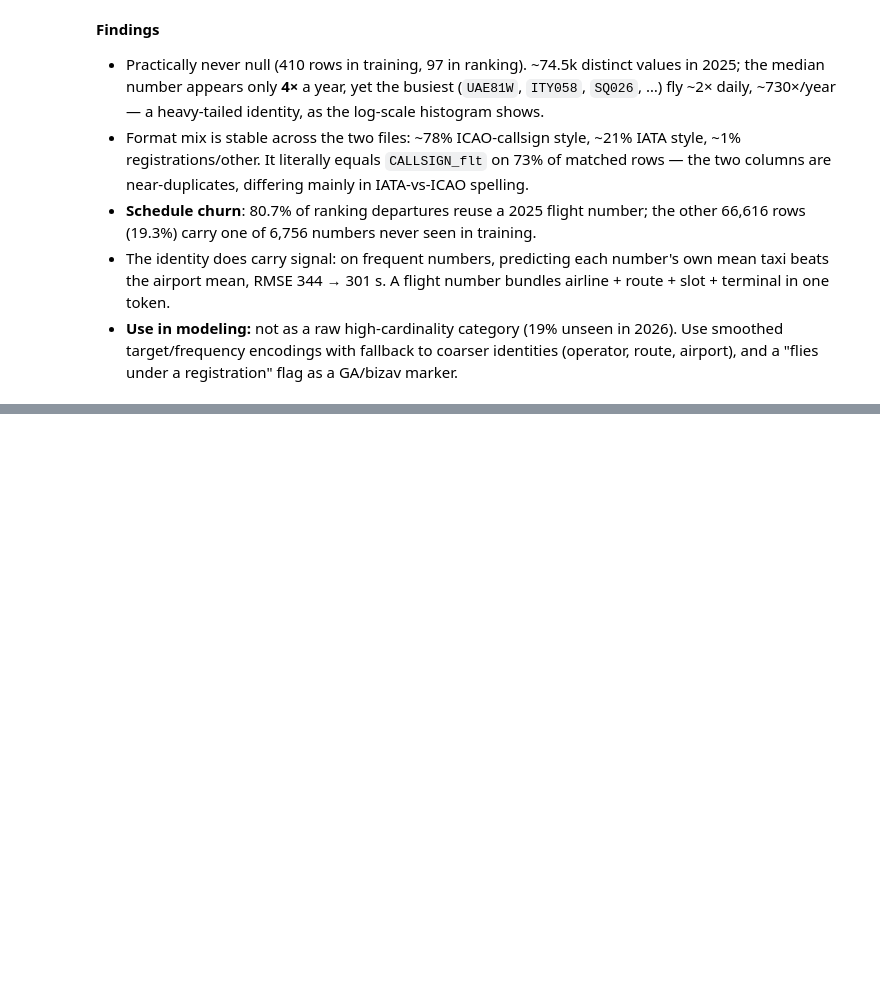
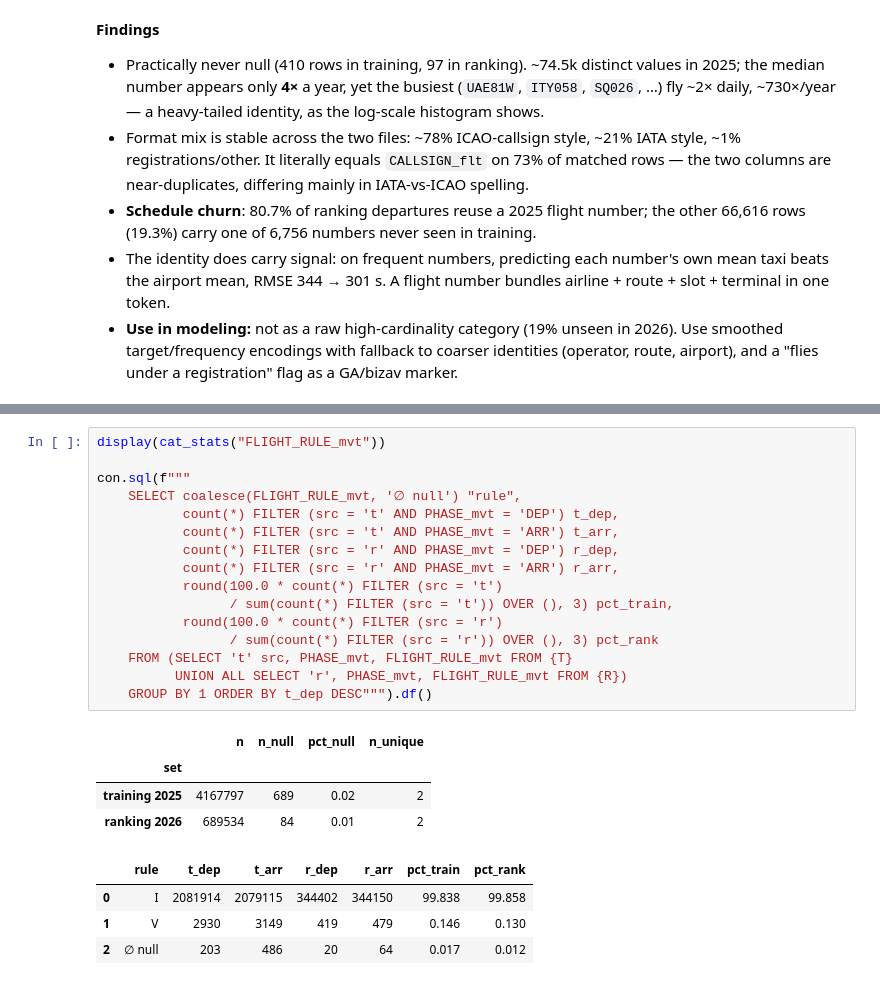
Before and after one commit to Goxmen/prc2026-unique-rose, a Jupyter notebook: eda/feature_sweep.ipynb, the cells around one changed output, grey strips where cells are left out. Cells and saved outputs as stored; diff of their text form; blank space fills up the shorter version.

```diff
--- a/eda/feature_sweep.ipynb
+++ b/eda/feature_sweep.ipynb
@@ -1200,0 +1212,25 @@ plt.show()
+# %%
+display(cat_stats("FLIGHT_RULE_mvt"))
+
+con.sql(f"""
+    SELECT coalesce(FLIGHT_RULE_mvt, '∅ null') "rule",
+           count(*) FILTER (src = 't' AND PHASE_mvt = 'DEP') t_dep,
+           count(*) FILTER (src = 't' AND PHASE_mvt = 'ARR') t_arr,
+           count(*) FILTER (src = 'r' AND PHASE_mvt = 'DEP') r_dep,
+           count(*) FILTER (src = 'r' AND PHASE_mvt = 'ARR') r_arr,
+           round(100.0 * count(*) FILTER (src = 't')
+                 / sum(count(*) FILTER (src = 't')) OVER (), 3) pct_train,
+           round(100.0 * count(*) FILTER (src = 'r')
+                 / sum(count(*) FILTER (src = 'r')) OVER (), 3) pct_rank
+    FROM (SELECT 't' src, PHASE_mvt, FLIGHT_RULE_mvt FROM {T}
+          UNION ALL SELECT 'r', PHASE_mvt, FLIGHT_RULE_mvt FROM {R})
+    GROUP BY 1 ORDER BY t_dep DESC""").df()
+# %% [output]
+|  | n | n_null | pct_null | n_unique |
+| set |  |  |  |  |
+| training 2025 | 4167797 | 689 | 0.02 | 2 |
+| ranking 2026 | 689534 | 84 | 0.01 | 2 |
+|  | rule | t_dep | t_arr | r_dep | r_arr | pct_train | pct_rank |
+| 0 | I | 2081914 | 2079115 | 344402 | 344150 | 99.838 | 99.858 |
+| 1 | V | 2930 | 3149 | 419 | 479 | 0.146 | 0.130 |
+| 2 | ∅ null | 203 | 486 | 20 | 64 | 0.017 | 0.012 |
```
Also changed, not shown: parts of 29 cells of this notebook.
